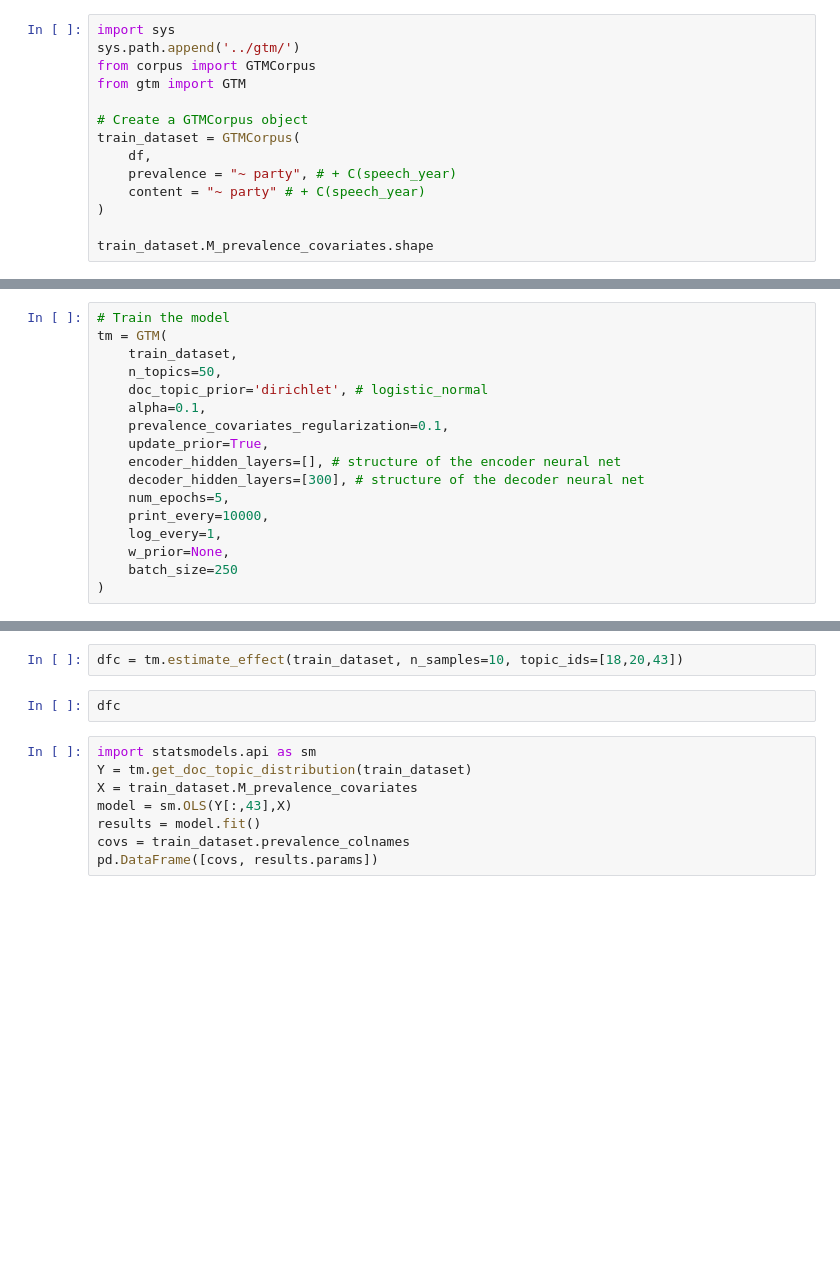
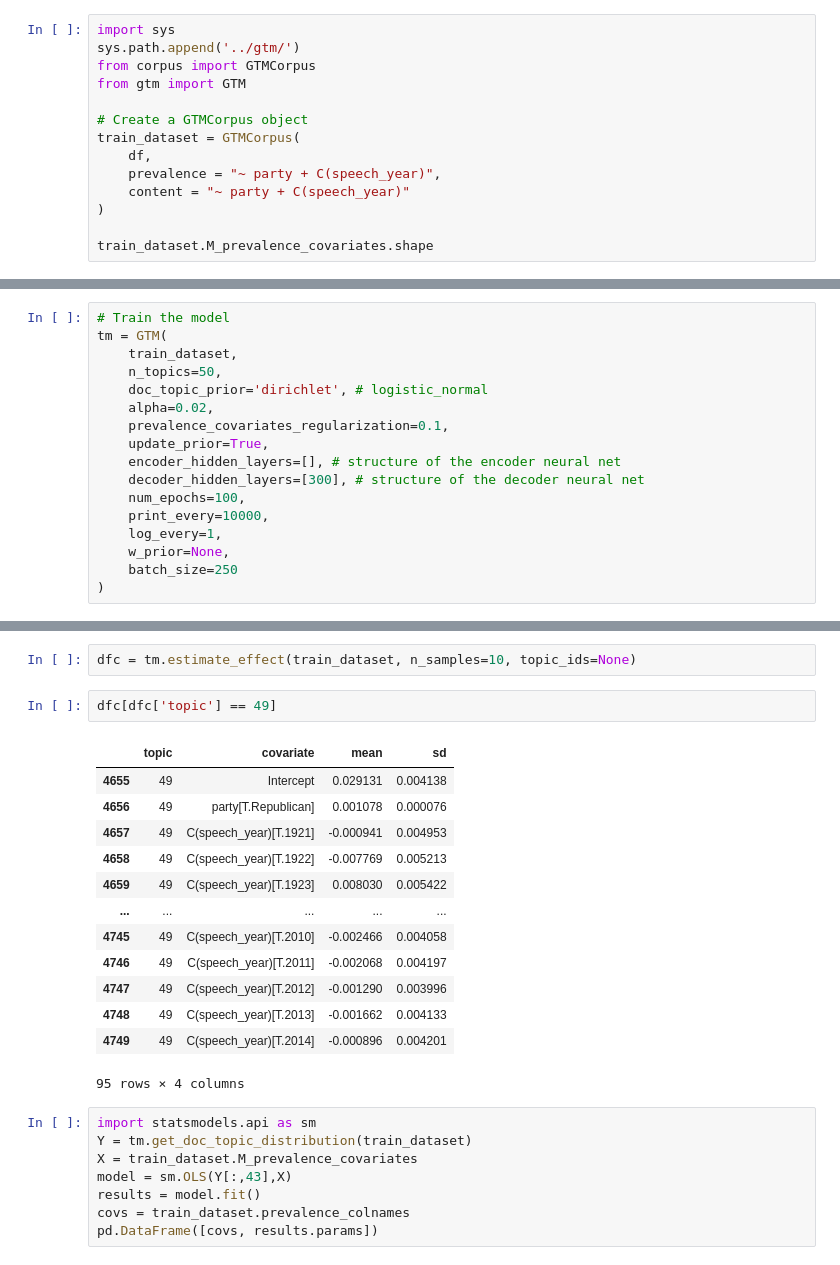
Before and after one commit to benjamin-kohler/generalized_topic_model, a Jupyter notebook: notebooks/gtm_us_congress.ipynb, the cells around one changed output, grey strips where cells are left out. Saved outputs shown, nothing was run; the diff lists cells and outputs as text; blank space fills up the shorter version.

```diff
--- a/notebooks/gtm_us_congress.ipynb
+++ b/notebooks/gtm_us_congress.ipynb
@@ -12,8 +26,8 @@ from gtm import GTM
 # Create a GTMCorpus object
 train_dataset = GTMCorpus(
     df,
-    prevalence = "~ party", # + C(speech_year)
-    content = "~ party" # + C(speech_year)
+    prevalence = "~ party + C(speech_year)",
+    content = "~ party + C(speech_year)"
 )
 
 train_dataset.M_prevalence_covariates.shape
@@ -27,12 +69,12 @@ tm = GTM(
     train_dataset,
     n_topics=50,
     doc_topic_prior='dirichlet', # logistic_normal
-    alpha=0.1,
+    alpha=0.02,
     prevalence_covariates_regularization=0.1,
     update_prior=True,
     encoder_hidden_layers=[], # structure of the encoder neural net
     decoder_hidden_layers=[300], # structure of the decoder neural net
-    num_epochs=5,
+    num_epochs=100,
     print_every=10000,
     log_every=1,
     w_prior=None,
@@ -64,7 +133,21 @@ indices = indices.cpu().tolist()
 # %%
-dfc = tm.estimate_effect(train_dataset, n_samples=10, topic_ids=[18,20,43])
+dfc = tm.estimate_effect(train_dataset, n_samples=10, topic_ids=None)
 # %%
-dfc
+dfc[dfc['topic'] == 49]
+# %% [output]
+|  | topic | covariate | mean | sd |
+| 4655 | 49 | Intercept | 0.029131 | 0.004138 |
+| 4656 | 49 | party[T.Republican] | 0.001078 | 0.000076 |
+| 4657 | 49 | C(speech_year)[T.1921] | -0.000941 | 0.004953 |
+| 4658 | 49 | C(speech_year)[T.1922] | -0.007769 | 0.005213 |
+| 4659 | 49 | C(speech_year)[T.1923] | 0.008030 | 0.005422 |
+| ... | ... | ... | ... | ... |
+| 4745 | 49 | C(speech_year)[T.2010] | -0.002466 | 0.004058 |
+| 4746 | 49 | C(speech_year)[T.2011] | -0.002068 | 0.004197 |
+| 4747 | 49 | C(speech_year)[T.2012] | -0.001290 | 0.003996 |
+| 4748 | 49 | C(speech_year)[T.2013] | -0.001662 | 0.004133 |
+| 4749 | 49 | C(speech_year)[T.2014] | -0.000896 | 0.004201 |
+95 rows × 4 columns
 # %%
 import statsmodels.api as sm
 Y = tm.get_doc_topic_distribution(train_dataset)
```
Also changed, not shown: parts of 6 cells of this notebook, 4 other files.
